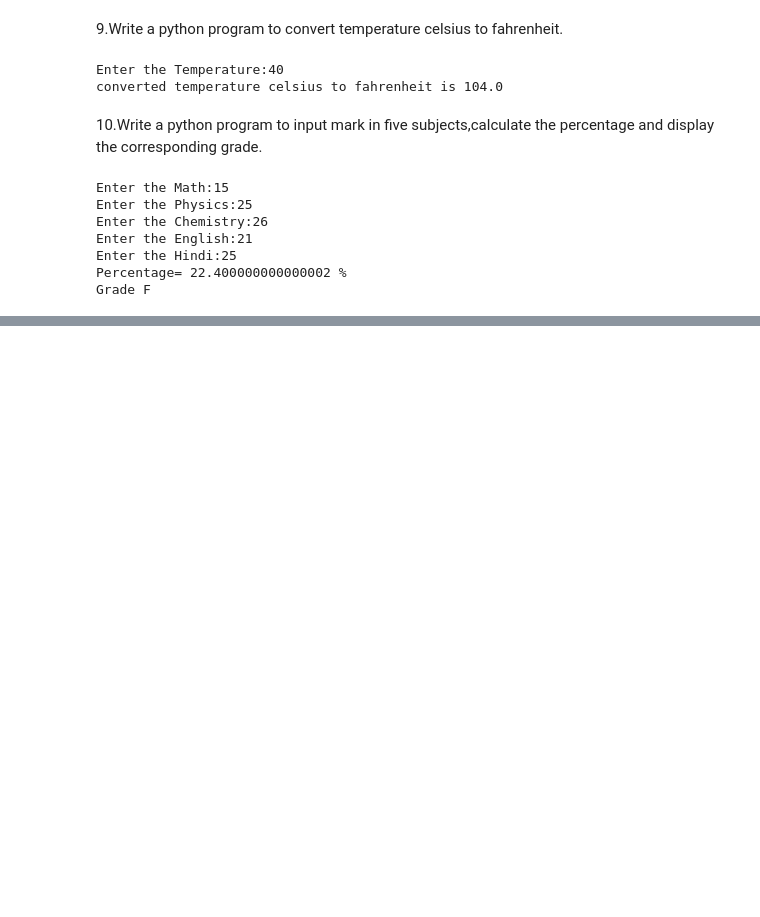
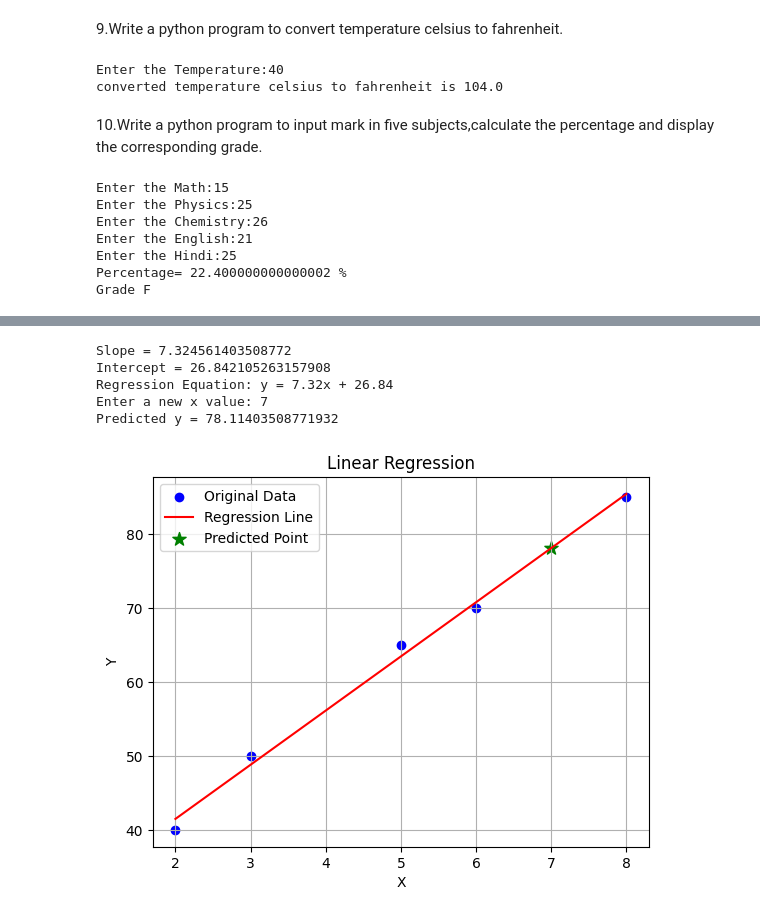
Before and after one commit to beherapriyanka186-netizen/python_nist, a Jupyter notebook: practice_question.ipynb, the cells around one changed output, grey strips where cells are left out. Drawn from its saved outputs; the diff is of its cells as text; code cells hidden in the pictures; blank space fills up the shorter version.

```diff
--- a/practice_question.ipynb
+++ b/practice_question.ipynb
@@ -125,0 +252,36 @@ Grade F
+# %%
+import numpy as np
+import matplotlib.pyplot as plt
+
+x = np.array([2, 3, 5, 6, 8])
+y = np.array([40, 50, 65, 70, 85])
+m, c = np.polyfit(x, y, 1)
+
+print("Slope =", m)
+print("Intercept =", c)
+print("Regression Equation: y = {:.2f}x + {:.2f}".format(m, c))
+
+temp = float(input("Enter a new x value: "))
+
+predicted_y = m * temp + c
+
+print("Predicted y =", predicted_y)
+
+plt.scatter(x, y, color='blue', label='Original Data')
+plt.plot(x, m*x + c, color='red', label='Regression Line')
+plt.scatter(temp, predicted_y, color='green', s=100, marker='*',
+            label='Predicted Point')
+
+plt.xlabel("X")
+plt.ylabel("Y")
+plt.title("Linear Regression")
+plt.legend()
+plt.grid(True)
+plt.show()
+# %% [output]
+Slope = 7.324561403508772
+Intercept = 26.842105263157908
+Regression Equation: y = 7.32x + 26.84
+Enter a new x value: 7
+Predicted y = 78.11403508771932
+[figure, added]
```
Also changed, not shown: parts of 9 cells of this notebook.
